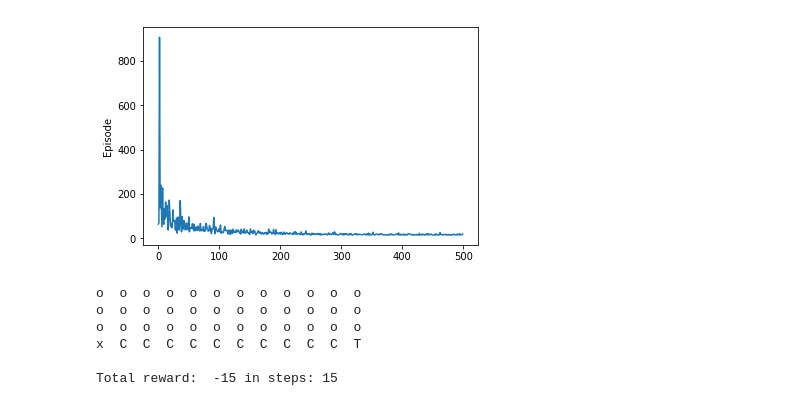
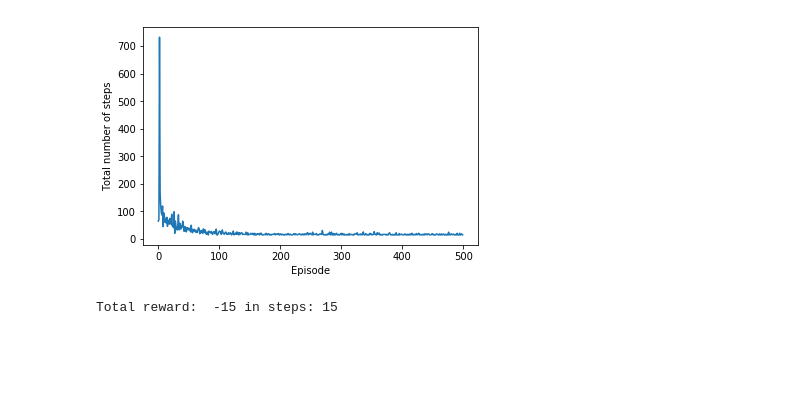
Before and after one commit to petroslikidis/RLCourse, a Jupyter notebook: sarsa.ipynb, the cells around one changed output. Cells and saved outputs as stored; diff of their text form; code cells hidden in the pictures; blank space fills up the shorter version.

```diff
--- a/sarsa.ipynb
+++ b/sarsa.ipynb
@@ -22,4 +23,7 @@ def epsilon_greedy(Q, S, epsilon):
         return np.argmax(Q[S])
 
     return random.randrange(len(Q[S]))
+# %%
+def default_state_space(observation):
+  return observation
 # %%
@@ -58,65 +65,63 @@ def expected_sum(Q, S, epsilon):
     A_optimal = np.argmax(Q[S])
     for A in range(number_of_actions):
         if A == A_optimal:
-            sum += (1 - epsilon + epsilon / number_of_actions) * Q[S, A]
+            sum += (1 - epsilon + epsilon / number_of_actions) * Q[S][A]
         else:
-            sum += (epsilon / number_of_actions) * Q[S, A]
+            sum += (epsilon / number_of_actions) * Q[S][A]
     return sum
 # %%
-def expected_sarsa(env, gamma, number_of_episodes=500, step_size=0.1, epsilon=0.1):
-    Q = np.zeros((env.nS, env.nA))
+def expected_sarsa(env, gamma, number_of_episodes=500, step_size=0.1, epsilon=0.1, state_space_fn=default_state_space):
+    Q = defaultdict(lambda: np.zeros(env.action_space.n))
     sum_of_steps = []
+
     for episode in range(number_of_episodes):
-        S = env.reset()
+        S = state_space_fn(env.reset())
         done = False
         step_count = 0
         A = epsilon_greedy(Q, S, epsilon)
 
         while not done:
             S_next, reward, done, info = env.step(A)
+            S_next = state_space_fn(S_next)
             A_next = epsilon_greedy(Q, S_next, epsilon)
             step_count += 1
 
             if done:
-                Q[S,A] = 0
+                Q[S][A] = 0
                 sum_of_steps.append(step_count)
             else:
-                Q[S,A] = Q[S,A] + step_size * (reward + gamma * (expected_sum(Q, S_next, epsilon) - Q[S,A]))
+                Q[S][A] = Q[S][A] + step_size * (reward + gamma * (expected_sum(Q, S_next, epsilon) - Q[S][A]))
 
             S = S_next
             A = A_next
 
     plt.plot(range(number_of_episodes), sum_of_steps)
     plt.ylabel('Total number of steps')
-    plt.ylabel('Episode')
+    plt.xlabel('Episode')
     plt.show()
     return Q
 # %%
-
 env = gym.make('CliffWalking-v0')
 env.reset()
 
-Q = expected_sarsa(env, 1.0, 500, epsilon=0.1, step_size= 0.1)
+#Q = sarsa(env, 1.0, 500, epsilon=0.11, step_size= 0.2)
+Q = expected_sarsa(env, 1.0, 500, epsilon=0.11, step_size= 0.2)
 
 env.reset()
 done = False
 steps = 0
 state = env.s
 total_reward = 0
-env.render()
 while not done:
+    #env.render()
     state, reward, done, info = env.step(np.argmax(Q[state]))
     total_reward += reward
     steps += 1
-    #env.render()
 
+
+env.close()
 print('Total reward: ', total_reward, 'in steps:', steps)
 # %% [output]
-[figure, old version]
+[figure, new version]
-o  o  o  o  o  o  o  o  o  o  o  o
-o  o  o  o  o  o  o  o  o  o  o  o
-o  o  o  o  o  o  o  o  o  o  o  o
-x  C  C  C  C  C  C  C  C  C  C  T
-
 Total reward:  -15 in steps: 15
 # %%
```
Also changed, not shown: parts of 7 cells of this notebook.
